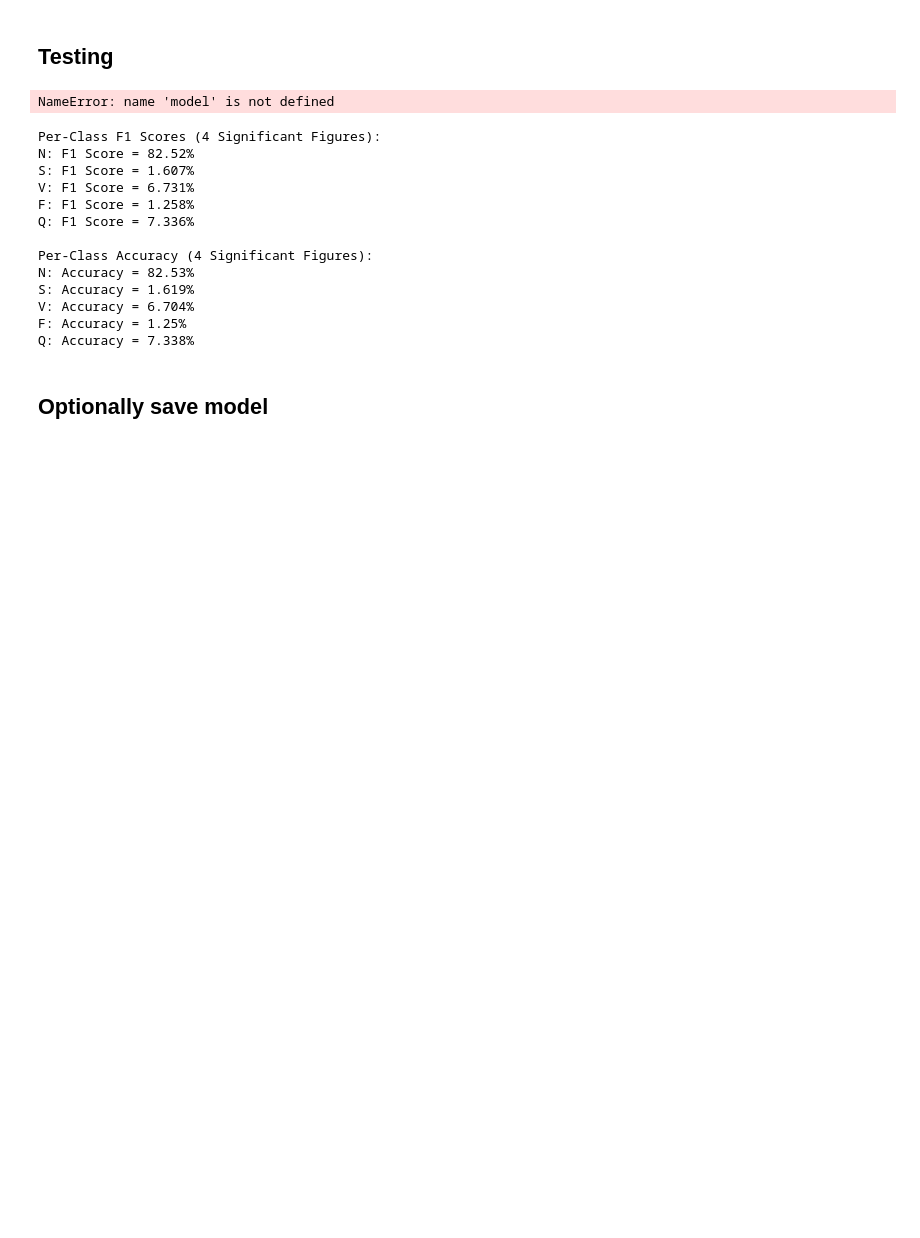
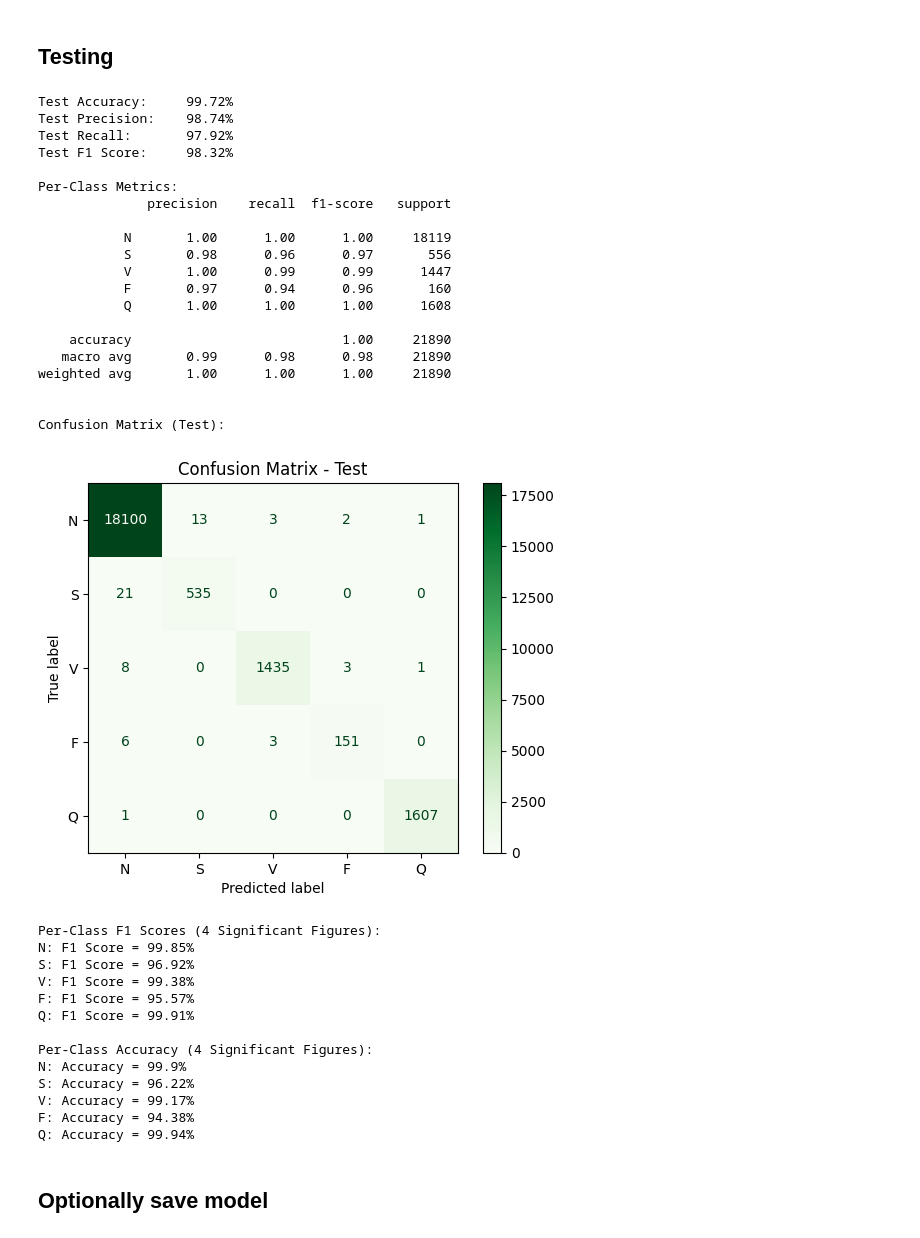
Before and after one commit to elijah-jones-2003/Heart-Rate-Monitoring, a Jupyter notebook: RAT-Net.ipynb, the cells around one changed output. Cells and saved outputs as stored; diff of their text form; code cells hidden in the pictures; blank space fills up the shorter version.

```diff
--- a/RAT-Net.ipynb
+++ b/RAT-Net.ipynb
@@ -423,8 +421,8 @@ Epoch 30/30 - Train Loss: 0.0001 - Train Acc: 1.0000 - Val Loss: 0.1016 - Val Ac
 ## Testing
 # %%
 # Load best model
-# model.load_state_dict(torch.load(TEMP_MODEL_DIRECTORY, map_location=torch.device("cuda" if torch.cuda.is_available() else "cpu")))
-# model.to(device)
+model.load_state_dict(torch.load(MODEL_DIRECTORY, map_location=torch.device("cuda" if torch.cuda.is_available() else "cpu")))
+model.to(device)
 
 # Evaluation mode
 model.eval()
@@ -444,34 +442,54 @@ with torch.no_grad():
         all_labels.extend(labels.cpu().numpy())
 
 from sklearn.metrics import accuracy_score, precision_score, recall_score, f1_score, confusion_matrix, ConfusionMatrixDisplay
 import matplotlib.pyplot as plt
 
 # Overall Metrics
 acc = accuracy_score(all_labels, all_preds)
 precision = precision_score(all_labels, all_preds, average='macro', zero_division=0)
 recall = recall_score(all_labels, all_preds, average='macro', zero_division=0)
 f1 = f1_score(all_labels, all_preds, average='macro', zero_division=0)
 
 print(f"Test Accuracy:     {acc * 100:.2f}%")
 print(f"Test Precision:    {precision * 100:.2f}%")
 print(f"Test Recall:       {recall * 100:.2f}%")
 print(f"Test F1 Score:     {f1 * 100:.2f}%")
 
 # Per-class metrics
 class_names = ['N', 'S', 'V', 'F', 'Q']
 print("\nPer-Class Metrics:")
 from sklearn.metrics import classification_report
 print(classification_report(all_labels, all_preds, target_names=class_names))
 
 # Confusion Matrix
 print("\nConfusion Matrix (Test):")
 cm_test = confusion_matrix(all_labels, all_preds)
 cm_test_disp = ConfusionMatrixDisplay(confusion_matrix=cm_test, display_labels=class_names)
 cm_test_disp.plot(cmap=plt.cm.Greens)
 plt.title("Confusion Matrix - Test")
 plt.show()
 # %% [output]
-NameError: name 'model' is not defined
+Test Accuracy:     99.72%
+Test Precision:    98.74%
+Test Recall:       97.92%
+Test F1 Score:     98.32%
+
+Per-Class Metrics:
+              precision    recall  f1-score   support
+
+           N       1.00      1.00      1.00     18119
+           S       0.98      0.96      0.97       556
+           V       1.00      0.99      0.99      1447
+           F       0.97      0.94      0.96       160
+           Q       1.00      1.00      1.00      1608
+
+    accuracy                           1.00     21890
+   macro avg       0.99      0.98      0.98     21890
+weighted avg       1.00      1.00      1.00     21890
+
+
+Confusion Matrix (Test):
+[figure, added]
 # %%
 # Corrected per-class F1 scores using average=None
 per_class_f1 = f1_score(all_labels, all_preds, average=None, zero_division=0)
@@ -491,18 +509,18 @@ for i, accuracy_val in enumerate(per_class_accuracy):
     print(f"{class_names[i]}: Accuracy = {accuracy_val * 100:.4g}%")
 # %% [output]
 Per-Class F1 Scores (4 Significant Figures):
-N: F1 Score = 82.52%
-S: F1 Score = 1.607%
-V: F1 Score = 6.731%
-F: F1 Score = 1.258%
-Q: F1 Score = 7.336%
+N: F1 Score = 99.85%
+S: F1 Score = 96.92%
+V: F1 Score = 99.38%
+F: F1 Score = 95.57%
+Q: F1 Score = 99.91%
 
 Per-Class Accuracy (4 Significant Figures):
-N: Accuracy = 82.53%
-S: Accuracy = 1.619%
-V: Accuracy = 6.704%
-F: Accuracy = 1.25%
-Q: Accuracy = 7.338%
+N: Accuracy = 99.9%
+S: Accuracy = 96.22%
+V: Accuracy = 99.17%
+F: Accuracy = 94.38%
+Q: Accuracy = 99.94%
 # %% [markdown]
 ## Optionally save model
 # %%
```
Also changed, not shown: parts of 3 cells of this notebook.
